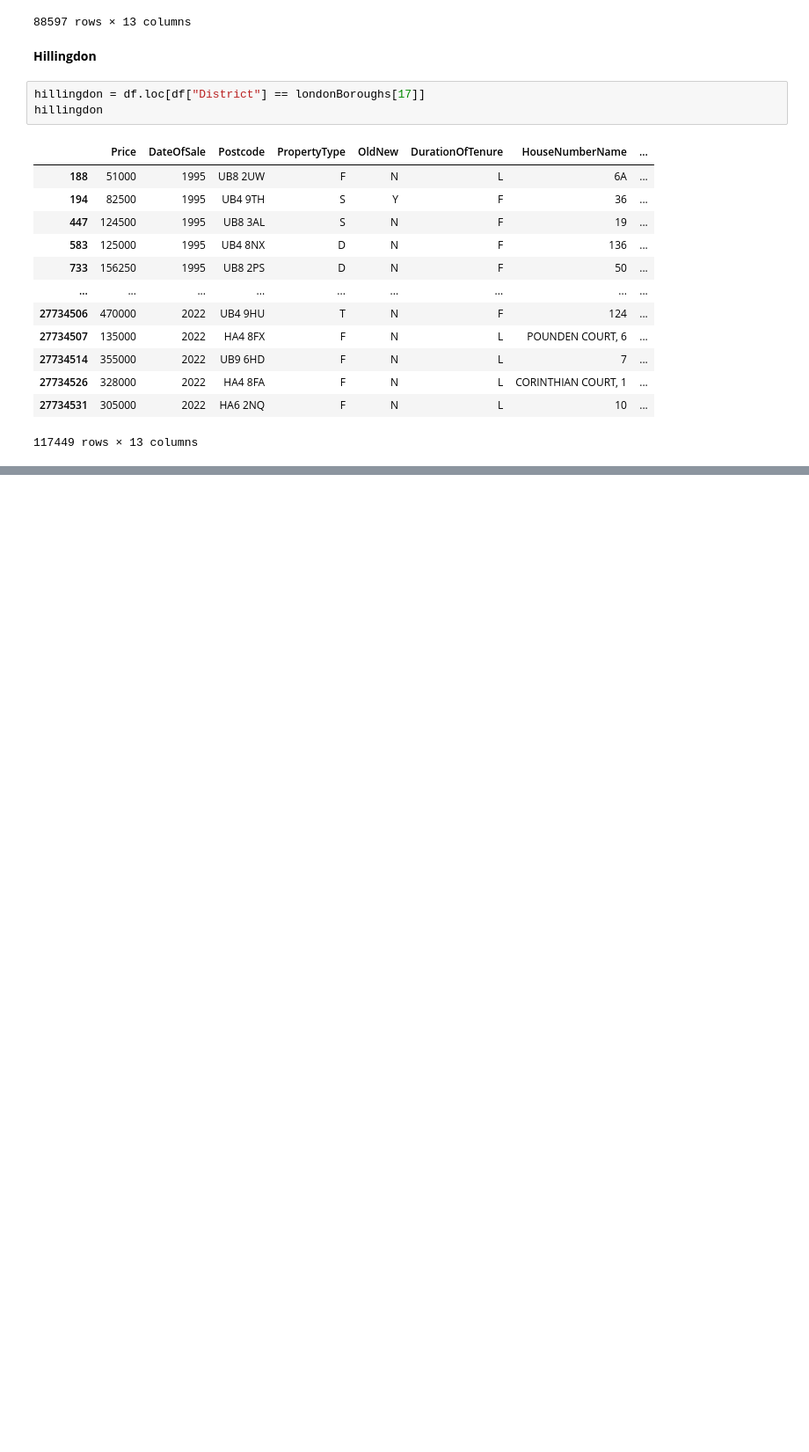
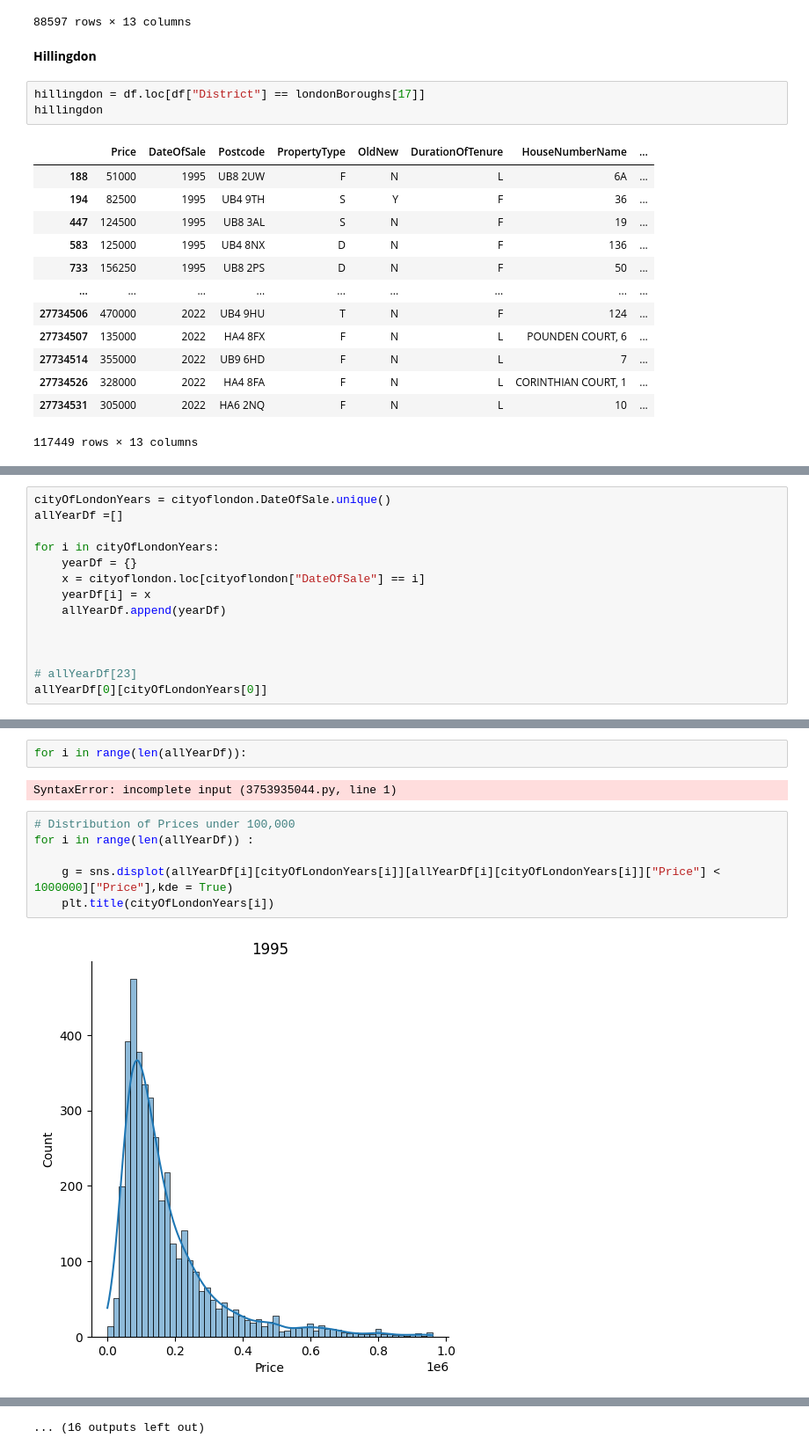
Before and after one commit to Scansan-Properties/HousePricePrediction, a Jupyter notebook: housePricePridiction-BasedOnArea.ipynb, the cells around one changed output, grey strips where cells are left out. Shown at 88% size. Drawn from its saved outputs; the diff is of its cells as text; blank space fills up the shorter version.

```diff
--- a/housePricePridiction-BasedOnArea.ipynb
+++ b/housePricePridiction-BasedOnArea.ipynb
@@ -925,0 +903,14 @@ brent
+# %%
+cityOfLondonYears = cityoflondon.DateOfSale.unique()
+allYearDf =[]
+
+for i in cityOfLondonYears:
+    yearDf = {}
+    x = cityoflondon.loc[cityoflondon["DateOfSale"] == i]
+    yearDf[i] = x
+    allYearDf.append(yearDf)
+
+
+
+# allYearDf[23]
+allYearDf[0][cityOfLondonYears[0]]
@@ -925,0 +931,12 @@ brent
+# %%
+for i in range(len(allYearDf)):
+# %% [output]
+SyntaxError: incomplete input (3753935044.py, line 1)
+# %%
+# Distribution of Prices under 100,000
+for i in range(len(allYearDf)) :
+
+    g = sns.displot(allYearDf[i][cityOfLondonYears[i]][allYearDf[i][cityOfLondonYears[i]]["Price"] < 1000000]["Price"],kde = True)
+    plt.title(cityOfLondonYears[i])
+# %% [output]
+[figure, added]
@@ -925,0 +954 @@ brent
+... (16 outputs left out)
```
Also changed, not shown: parts of 22 cells of this notebook.
